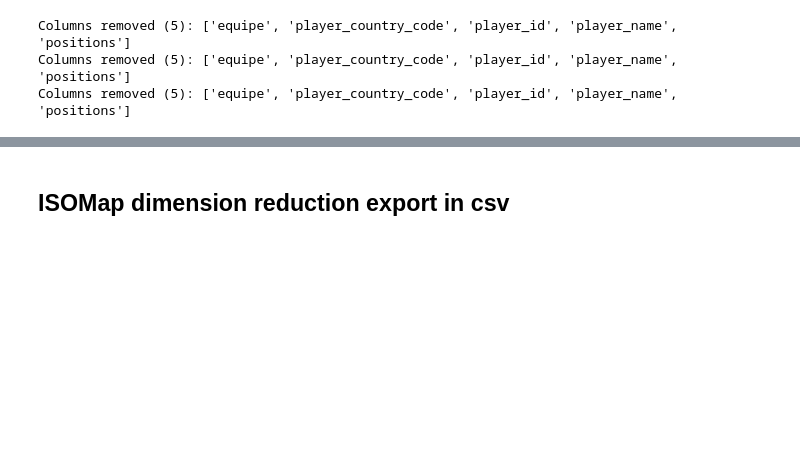
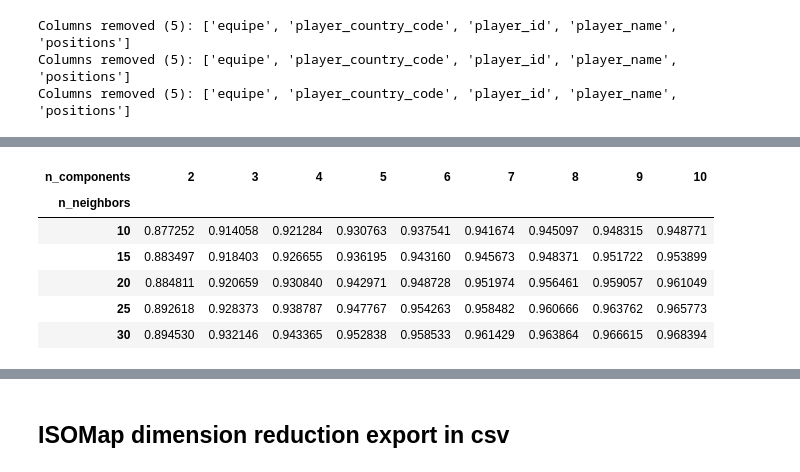
Before and after one commit to DeankoontzG/DataMining_Project, a Jupyter notebook: src/lhemgui/Isomap.ipynb, the cells around one changed output, grey strips where cells are left out. Drawn from its saved outputs; the diff is of its cells as text; code cells hidden in the pictures; blank space fills up the shorter version.

```diff
--- a/src/lhemgui/Isomap.ipynb
+++ b/src/lhemgui/Isomap.ipynb
@@ -51,0 +174,83 @@ Columns removed (5): ['equipe', 'player_country_code', 'player_id', 'player_name
+# %%
+def grid_search_isomap(data_raw, data_per90, data_custom, n_neighbors_list, n_components_list):
+    results_raw = []
+    results_per90 = []
+    results_custom = []
+    results_stability = []
+
+
+    for n_neighbors in n_neighbors_list:
+        for n_components in n_components_list:
+            iso_raw = Isomap(n_neighbors=n_neighbors, n_components=n_components)
+            iso_per90 = Isomap(n_neighbors=n_neighbors, n_components=n_components)
+            iso_custom = Isomap(n_neighbors=n_neighbors, n_components=n_components)
+            data_iso_raw = iso_raw.fit_transform(data_raw)
+            data_iso_per90 = iso_per90.fit_transform(data_per90)
+            data_iso_custom = iso_custom.fit_transform(data_custom)
+            kernel_raw, shape_raw, corr_raw, var_ratio_raw, trust_raw, cont_raw, mrre_raw = extractMetrics(iso_raw, data_raw, data_iso_raw)
+            kernel_per90, shape_per90, corr_per90, var_ratio_per90, trust_per90, cont_per90, mrre_per90 = extractMetrics(iso_per90, data_per90, data_iso_per90)
+            kernel_custom, shape_custom, corr_custom, var_ratio_custom, trust_custom, cont_custom, mrre_custom = extractMetrics(iso_custom, data_custom, data_iso_custom)
+
+            results_raw.append({
+                "n_neighbors": n_neighbors,
+                "n_components": n_components,
+                "dist_corr": corr_raw,
+                "trustworthiness": trust_raw,
+                "continuity": cont_raw,
+                "MRRE": mrre_raw
+            })
+            results_per90.append({
+                "n_neighbors": n_neighbors,
+                "n_components": n_components,
+                "dist_corr": corr_per90,
+                "trustworthiness": trust_per90,
+                "continuity": cont_per90,
+                "MRRE": mrre_per90
+            })
+            results_custom.append({
+                "n_neighbors": n_neighbors,
+                "n_components": n_components,
+                "dist_corr": corr_custom,
+                "trustworthiness": trust_custom,
+                "continuity": cont_custom,
+                "MRRE": mrre_custom
+            })
+
+            results_stability.append({
+                "n_neighbors": n_neighbors,
+                "n_components": n_components,
+                "neighbours_stability" : compare_neighbors(kernel_raw, kernel_per90)
+             })
+
+    df_raw = pd.DataFrame(results_raw)
+    df_per90 = pd.DataFrame(results_per90)
+    df_custom = pd.DataFrame(results_custom)
+    df_stability = pd.DataFrame(results_stability)
+    return df_raw, df_per90, df_custom, df_stability
+
+neighbors_grid = [10, 15, 20, 25, 30]
+components_grid = [2, 3, 4, 5, 6, 7, 8, 9, 10]
+
+# --- Grid search sur les datasets ---
+results_raw, results_per90, results_custom, results_stability = grid_search_isomap(X_raw, X_per90, X_custom, neighbors_grid, components_grid)
+
+# --- Affichage des résultats ---
+def print_metric_pivot(df, metric_name, title):
+    print(f"\n{title} — {metric_name}:")
+    display(df.pivot(index="n_neighbors", columns="n_components", values=metric_name))
+
+print("=== Raw data ===")
+for metric in ["dist_corr", "trustworthiness", "continuity", "MRRE"]:
+    print_metric_pivot(results_raw, metric, "Raw data")
+
+print("\n=== Per90 data ===")
+for metric in ["dist_corr", "trustworthiness", "continuity", "MRRE"]:
+    print_metric_pivot(results_per90, metric, "Per90 data")
+
+print("\n=== Custom data ===")
+for metric in ["dist_corr", "trustworthiness", "continuity", "MRRE"]:
+    print_metric_pivot(results_custom, metric, "Custom data")
+
+print("\n=== Neighbour Stability between raw & per90 ===")
+print_metric_pivot(results_stability, "neighbours_stability", "Neighbour stability")
+# %% [output]
@@ -51,0 +260,7 @@ Columns removed (5): ['equipe', 'player_country_code', 'player_id', 'player_name
+| n_components | 2 | 3 | 4 | 5 | 6 | 7 | 8 | 9 | 10 |
+| n_neighbors |  |  |  |  |  |  |  |  |  |
+| 10 | 0.877252 | 0.914058 | 0.921284 | 0.930763 | 0.937541 | 0.941674 | 0.945097 | 0.948315 | 0.948771 |
+| 15 | 0.883497 | 0.918403 | 0.926655 | 0.936195 | 0.943160 | 0.945673 | 0.948371 | 0.951722 | 0.953899 |
+| 20 | 0.884811 | 0.920659 | 0.930840 | 0.942971 | 0.948728 | 0.951974 | 0.956461 | 0.959057 | 0.961049 |
+| 25 | 0.892618 | 0.928373 | 0.938787 | 0.947767 | 0.954263 | 0.958482 | 0.960666 | 0.963762 | 0.965773 |
+| 30 | 0.894530 | 0.932146 | 0.943365 | 0.952838 | 0.958533 | 0.961429 | 0.963864 | 0.966615 | 0.968394 |
```
Also changed, not shown: parts of 13 cells of this notebook, 8 other files.
